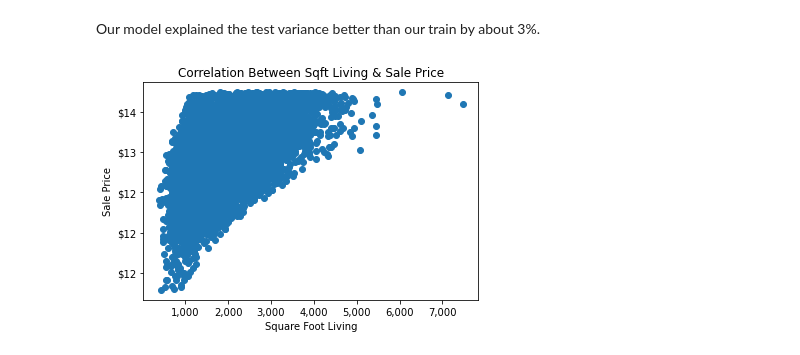
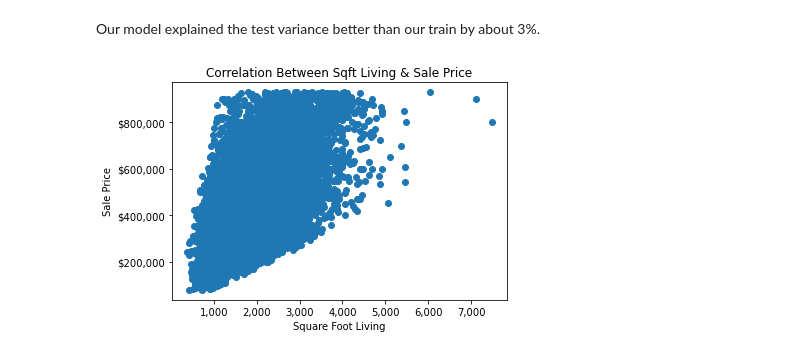
Before and after one commit to xiaohua-su/King_County_Real_Estate_Analysis, a Jupyter notebook: scratchwork_that_runs_properly.ipynb, the cells around one changed output. Saved outputs shown, nothing was run; the diff lists cells and outputs as text; code cells hidden in the pictures.

Commit message:
addition of presentation graphs

```diff
--- a/scratchwork_that_runs_properly.ipynb
+++ b/scratchwork_that_runs_properly.ipynb
@@ -1188,17 +1186,18 @@ Our model explained the test variance better than our train by about 3%.
 # %%
 fig, ax = plt.subplots()
 
 x = X_train['sqft_living']
-y = y_train
+y = np.exp(y_train)
 
 ax.yaxis.set_major_formatter(ticker.StrMethodFormatter('${x:,.0f}'))
 ax.xaxis.set_major_formatter(ticker.StrMethodFormatter('{x:,.0f}'));
 
 ax.set_title('Correlation Between Sqft Living & Sale Price')
 ax.set_xlabel('Square Foot Living')
 ax.set_ylabel('Sale Price')
 
 
 ax.scatter(x, y);
+plt.savefig('sqftliving.png')
 # %% [output]
-[figure, old version]
+[figure, new version]
```
Also changed, not shown: parts of 19 cells of this notebook, 3 other files.
